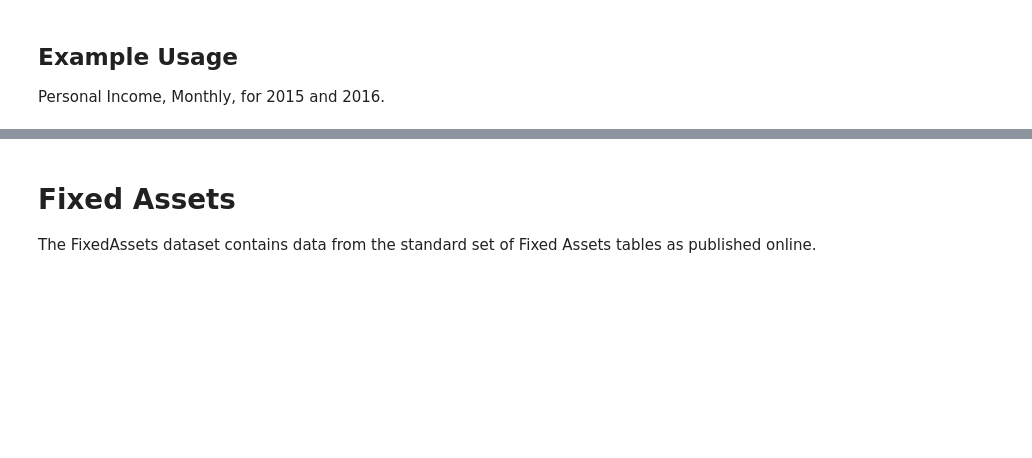
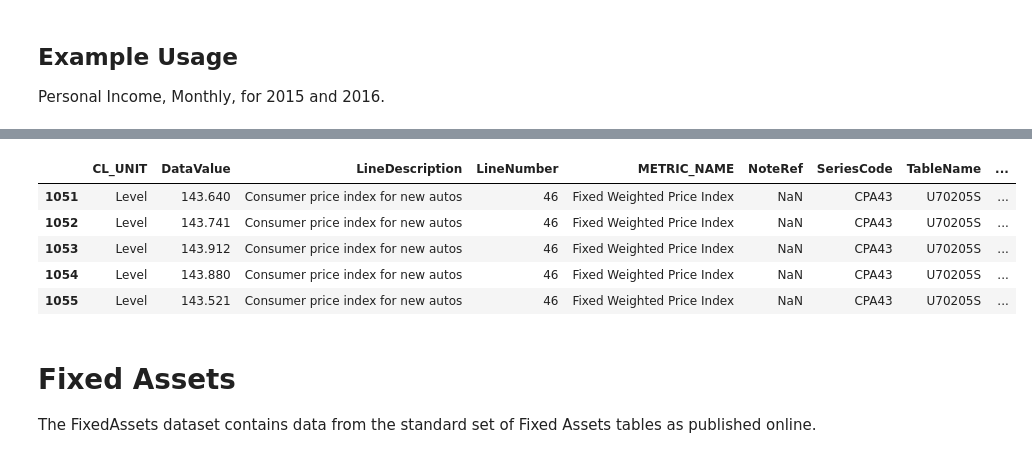
Before and after one commit to davidrpugh/pyBEA, a Jupyter notebook: examples/user-guide.ipynb, the cells around one changed output, grey strips where cells are left out. Cells and saved outputs as stored; diff of their text form; code cells hidden in the pictures; blank space fills up the shorter version.

```diff
--- a/examples/user-guide.ipynb
+++ b/examples/user-guide.ipynb
@@ -84,3 +207,12 @@ data.tail()
+# %%
+data.tail()
+# %% [output]
+|  | CL_UNIT | DataValue | LineDescription | LineNumber | METRIC_NAME | NoteRef | SeriesCode | TableName | ... |
+| 1051 | Level | 143.640 | Consumer price index for new autos | 46 | Fixed Weighted Price Index | NaN | CPA43 | U70205S | ... |
+| 1052 | Level | 143.741 | Consumer price index for new autos | 46 | Fixed Weighted Price Index | NaN | CPA43 | U70205S | ... |
+| 1053 | Level | 143.912 | Consumer price index for new autos | 46 | Fixed Weighted Price Index | NaN | CPA43 | U70205S | ... |
+| 1054 | Level | 143.880 | Consumer price index for new autos | 46 | Fixed Weighted Price Index | NaN | CPA43 | U70205S | ... |
+| 1055 | Level | 143.521 | Consumer price index for new autos | 46 | Fixed Weighted Price Index | NaN | CPA43 | U70205S | ... |
 # %% [markdown]
 # Fixed Assets
 
```
Also changed, not shown: parts of 62 cells of this notebook, 2 other files.
